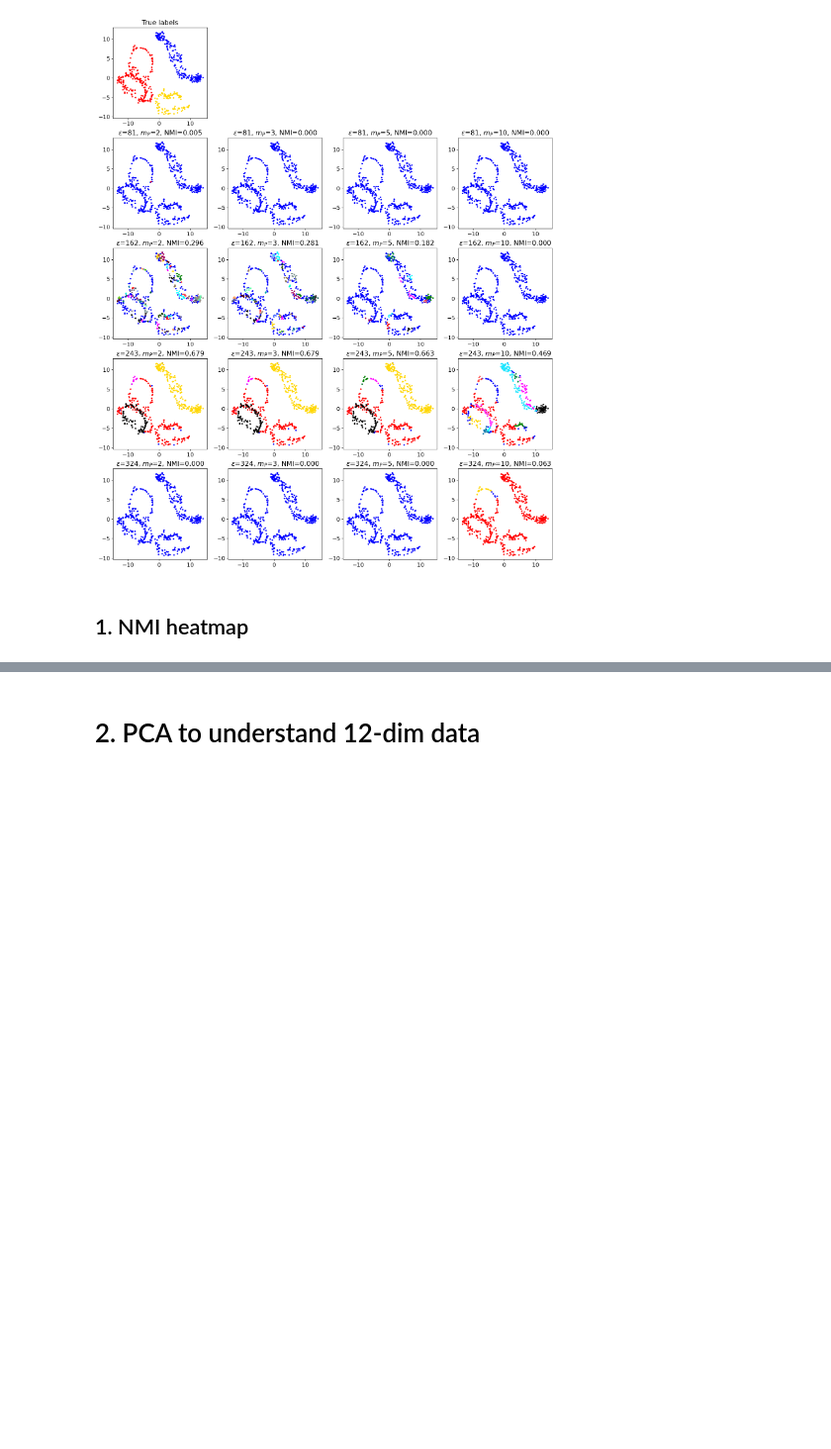
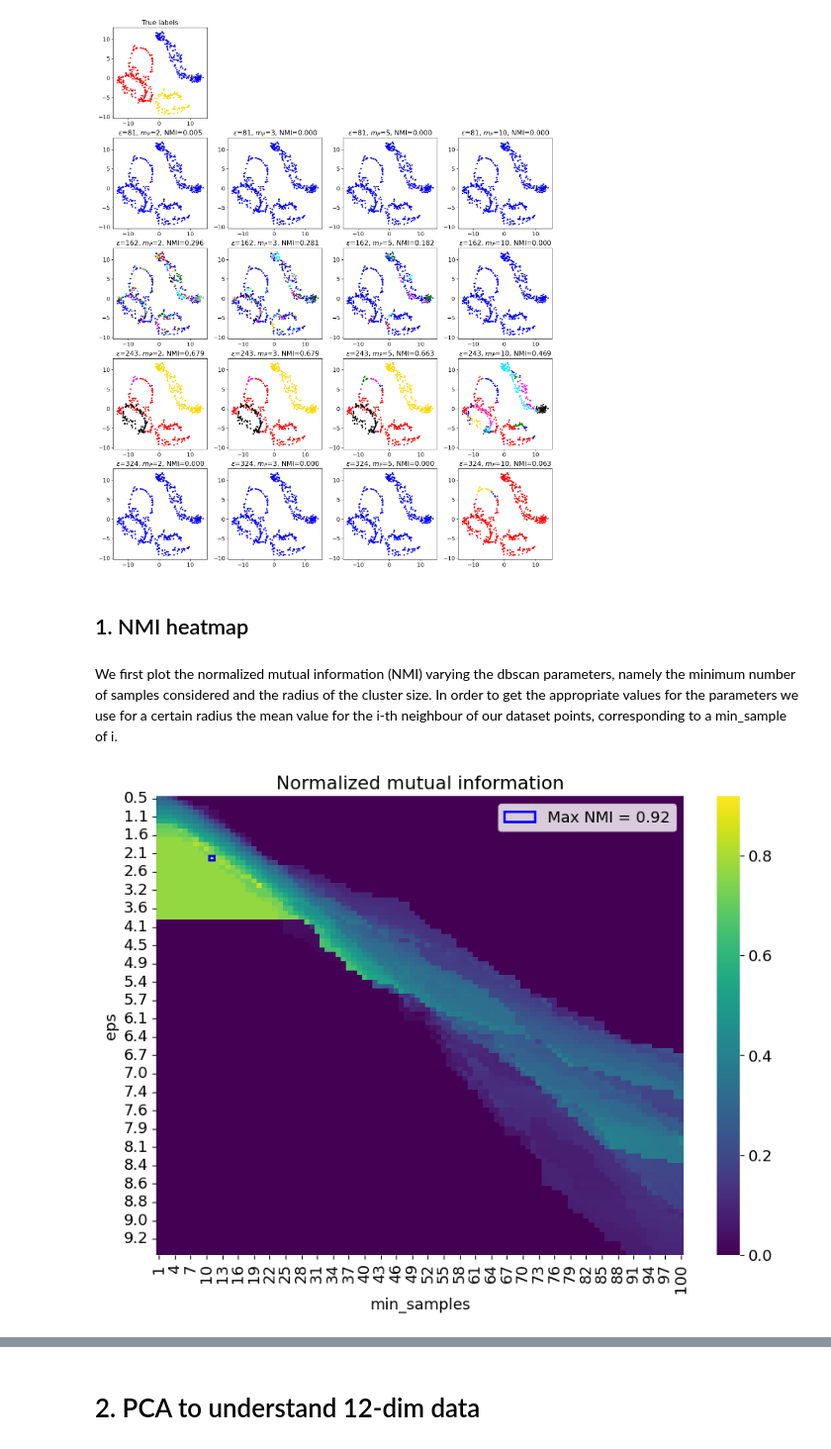
Before and after one commit to giuliadoda/LCP_mod_B, a Jupyter notebook: Ex2/group2406_exercise02.ipynb, the cells around one changed output, grey strips where cells are left out. Shown at 99% size. Saved outputs shown, nothing was run; the diff lists cells and outputs as text; code cells hidden in the pictures; blank space fills up the shorter version.

```diff
--- a/Ex2/group2406_exercise02.ipynb
+++ b/Ex2/group2406_exercise02.ipynb
@@ -304,3 +315,5 @@ plt.show()
 [figure]
 # %% [markdown]
 ## 1. NMI heatmap
+# %% [markdown]
+We first plot the normalized mutual information (NMI) varying the dbscan parameters, namely the minimum number of samples considered and the radius of the cluster size. In order to get the appropriate values for the parameters we use for a certain radius the mean value for the i-th neighbour of our dataset points, corresponding to a min_sample of i.
@@ -306,0 +356,19 @@ plt.show()
+# %%
+htmap=pd.DataFrame(data=hmap,index=np.round(eps_range,1),columns=min_sample_range)
+fig,ax=plt.subplots(figsize=(10,7))
+sns.heatmap(htmap,cmap="viridis")
+ax.set_title("Normalized mutual information")
+maxvall=htmap.idxmax(axis=0)
+plt.xlabel('min_samples')
+plt.ylabel('eps')
+#sns.lineplot(x=min_sample_range, y=maxval)
+
+maxval=htmap.max(axis=0).max()
+i,c=np.where(htmap==maxval)
+
+ax.add_patch(Rectangle((c,i),1,1, fill=False, edgecolor='blue', lw=2,label='Max NMI = {0}'.format(np.round(maxval,2))))
+ax.legend(loc='best')
+
+plt.show()
+# %% [output]
+[figure, added]
```
Also changed, not shown: parts of 19 cells of this notebook.
